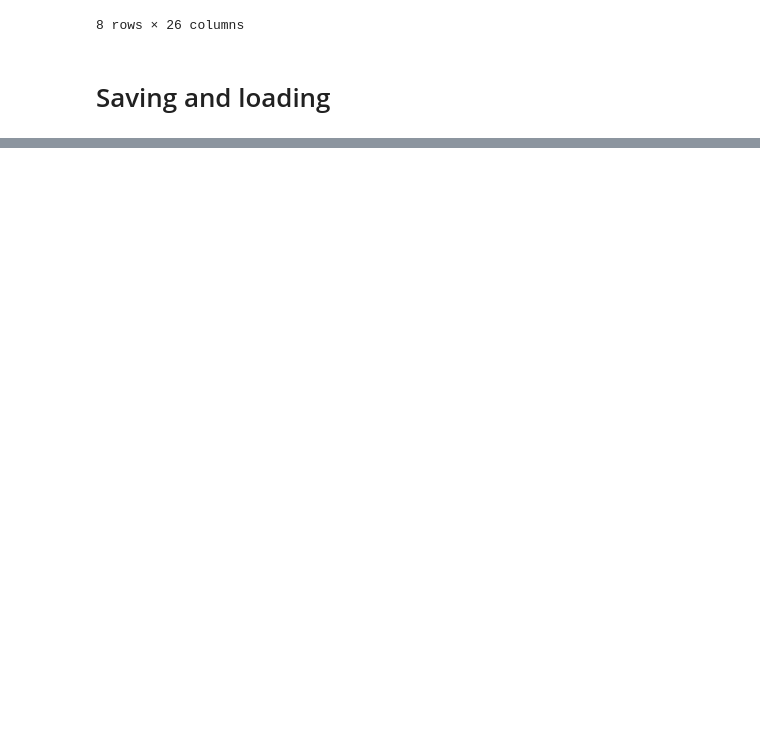
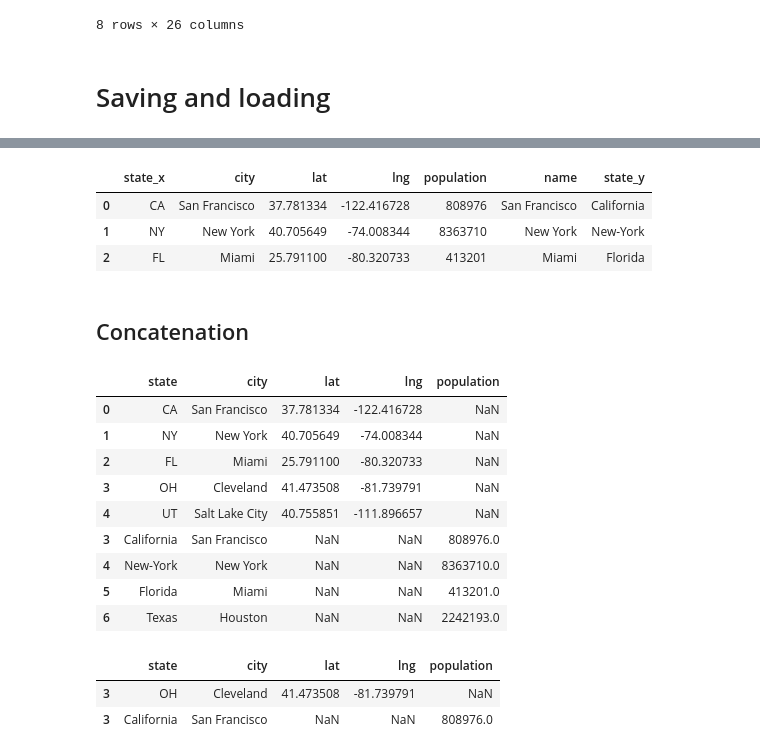
Before and after one commit to nswekosk/hands-on-machine-learning-practice, a Jupyter notebook: Pandas_Practice.ipynb, the cells around one changed output, grey strips where cells are left out. Cells and saved outputs as stored; diff of their text form; code cells hidden in the pictures; blank space fills up the shorter version.

```diff
--- a/Pandas_Practice.ipynb
+++ b/Pandas_Practice.ipynb
@@ -1351,0 +1481,31 @@ large_df.describe()
+# %%
+city_pop2 = city_pop.copy()
+city_pop2.columns = ["population", "name", "state"]
+pd.merge(left=city_loc, right=city_pop2, left_on="city", right_on="name")
+# %% [output]
+|  | state_x | city | lat | lng | population | name | state_y |
+| 0 | CA | San Francisco | 37.781334 | -122.416728 | 808976 | San Francisco | California |
+| 1 | NY | New York | 40.705649 | -74.008344 | 8363710 | New York | New-York |
+| 2 | FL | Miami | 25.791100 | -80.320733 | 413201 | Miami | Florida |
+# %% [markdown]
+## Concatenation
+# %%
+result_concat = pd.concat([city_loc, city_pop])
+result_concat
+# %% [output]
+|  | state | city | lat | lng | population |
+| 0 | CA | San Francisco | 37.781334 | -122.416728 | NaN |
+| 1 | NY | New York | 40.705649 | -74.008344 | NaN |
+| 2 | FL | Miami | 25.791100 | -80.320733 | NaN |
+| 3 | OH | Cleveland | 41.473508 | -81.739791 | NaN |
+| 4 | UT | Salt Lake City | 40.755851 | -111.896657 | NaN |
+| 3 | California | San Francisco | NaN | NaN | 808976.0 |
+| 4 | New-York | New York | NaN | NaN | 8363710.0 |
+| 5 | Florida | Miami | NaN | NaN | 413201.0 |
+| 6 | Texas | Houston | NaN | NaN | 2242193.0 |
+# %%
+result_concat.loc[3]
+# %% [output]
+|  | state | city | lat | lng | population |
+| 3 | OH | Cleveland | 41.473508 | -81.739791 | NaN |
+| 3 | California | San Francisco | NaN | NaN | 808976.0 |
```
Also changed, not shown: parts of 24 cells of this notebook.
